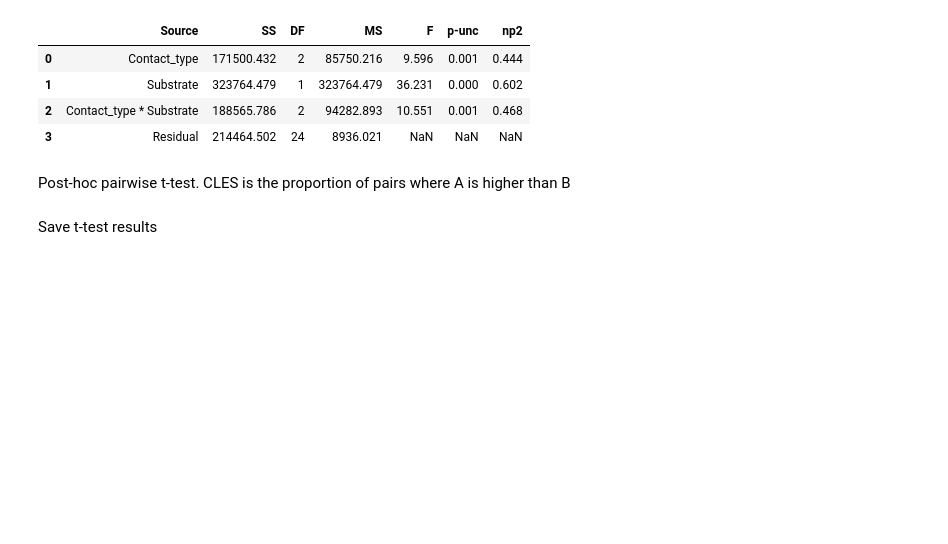
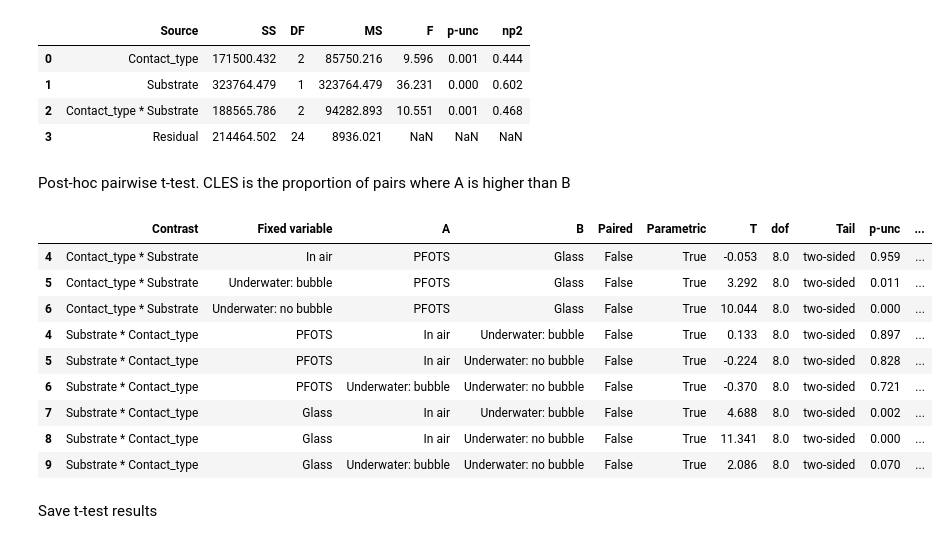
Before and after one commit to PranavSudersan/paper-underwater_adhesion, a Jupyter notebook: plot codes/Insect adhesion paper figures.ipynb, the cells around one changed output. Saved outputs shown, nothing was run; the diff lists cells and outputs as text; code cells hidden in the pictures; blank space fills up the shorter version.

Commit message:
thomas new comments received.
Insect adhesion paper figures.ipynb:
tried applying bonferoni correction to p-values in pairwise tests in code.

```diff
--- a/plot codes/Insect adhesion paper figures.ipynb
+++ b/plot codes/Insect adhesion paper figures.ipynb
@@ -244,19 +244,33 @@ Post-hoc pairwise t-test. CLES is the proportion of pairs where A is higher than
 # %%
 t_test1 = pg.pairwise_ttests(data = exptData_filtered,
                            dv="Adhesion_Force",
                            between=["Contact_type", "Substrate"],
                            effsize = 'CLES',
+                           padjust = 'bonf',
                            interaction=True,
                            parametric = True).round(3)
 t_test1.rename(columns = {'Contact_type': 'Fixed variable'}, inplace=True)
 t_test2 = pg.pairwise_ttests(data = exptData_filtered,
                            dv="Adhesion_Force",
                            between=["Substrate", "Contact_type"],
                            effsize = 'CLES',
+                           padjust = 'bonf',
                            interaction=True,
                            parametric = True).round(3)
 t_test2.rename(columns = {'Substrate': 'Fixed variable'}, inplace=True)
 t_test = t_test1.append(t_test2)
+t_test.query('`Fixed variable`!="-"')
+# %% [output]
+|  | Contrast | Fixed variable | A | B | Paired | Parametric | T | dof | Tail | p-unc | ... |
+| 4 | Contact_type * Substrate | In air | PFOTS | Glass | False | True | -0.053 | 8.0 | two-sided | 0.959 | ... |
+| 5 | Contact_type * Substrate | Underwater: bubble | PFOTS | Glass | False | True | 3.292 | 8.0 | two-sided | 0.011 | ... |
+| 6 | Contact_type * Substrate | Underwater: no bubble | PFOTS | Glass | False | True | 10.044 | 8.0 | two-sided | 0.000 | ... |
+| 4 | Substrate * Contact_type | PFOTS | In air | Underwater: bubble | False | True | 0.133 | 8.0 | two-sided | 0.897 | ... |
+| 5 | Substrate * Contact_type | PFOTS | In air | Underwater: no bubble | False | True | -0.224 | 8.0 | two-sided | 0.828 | ... |
+| 6 | Substrate * Contact_type | PFOTS | Underwater: bubble | Underwater: no bubble | False | True | -0.370 | 8.0 | two-sided | 0.721 | ... |
+| 7 | Substrate * Contact_type | Glass | In air | Underwater: bubble | False | True | 4.688 | 8.0 | two-sided | 0.002 | ... |
+| 8 | Substrate * Contact_type | Glass | In air | Underwater: no bubble | False | True | 11.341 | 8.0 | two-sided | 0.000 | ... |
+| 9 | Substrate * Contact_type | Glass | Underwater: bubble | Underwater: no bubble | False | True | 2.086 | 8.0 | two-sided | 0.070 | ... |
 # %% [markdown]
 Save t-test results
 # %%
```
Also changed, not shown: 2 other files.
